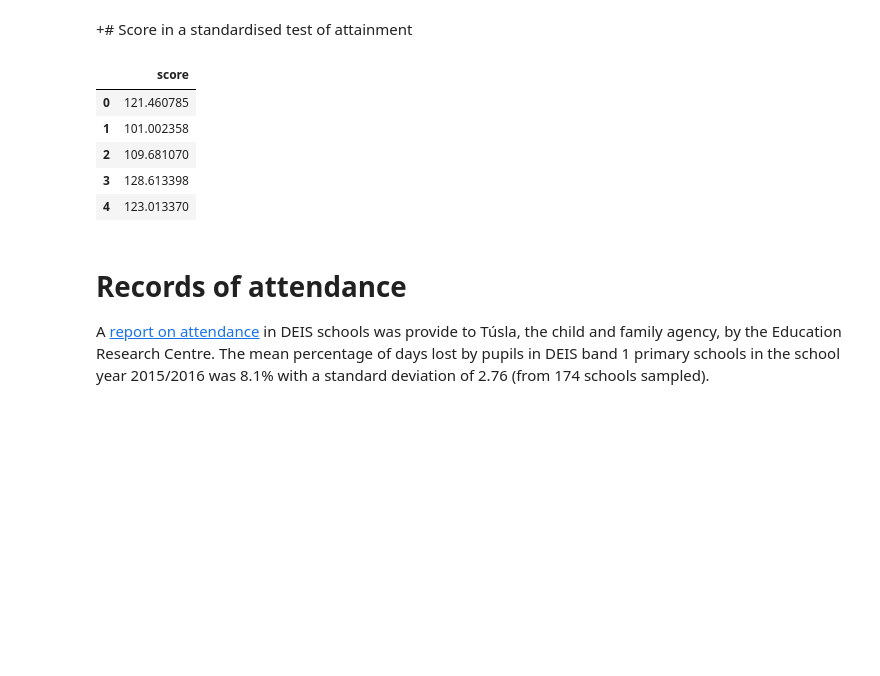
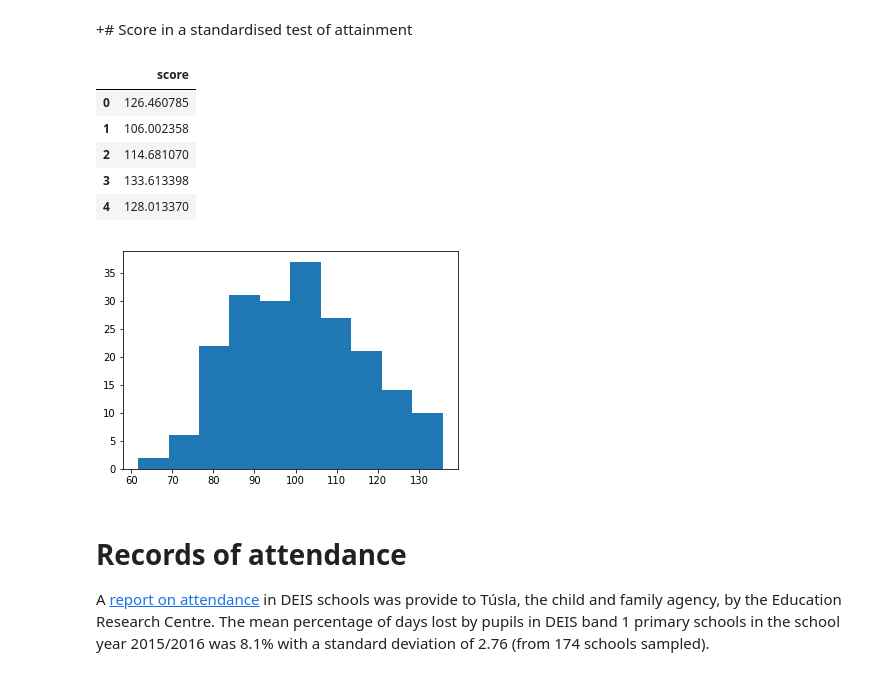
Before and after one commit to michealcannon/programming-project, a Jupyter notebook: Programming Project.ipynb, the cells around one changed output. Cells and saved outputs as stored; diff of their text form; code cells hidden in the pictures; blank space fills up the shorter version.

```diff
--- a/Programming Project.ipynb
+++ b/Programming Project.ipynb
@@ -3,23 +3,24 @@
 # %%
 import numpy as np # import numpy package as np
 import matplotlib.pyplot as plt # import pyplot package for plotting from matplotlib as plt
 import pandas as pd # import pandas package for data manipulation as pd
 # Set the seed so that the numbers can be reproduced.
 np.random.seed(0)
-mu, sigma = 95,15 # mean and standard deviation for a normal distribution
+mu, sigma = 100,15 # mean and standard deviation for a normal distribution
 s = np.random.normal(mu, sigma, 200) # # draw 200 samples from normal distribution with mean = 95, standard deviation = 15
 # assign to variable s
 df = pd.DataFrame(data=s, columns = ["score"]) # create one dimensional dataframe using data in s
 # with column heading "score"; assign to variable df
 plt.hist(s) # show histogram of s
 df.head() # prinf girst 5 values of df
 # %% [output]
 |  | score |
-| 0 | 121.460785 |
-| 1 | 101.002358 |
-| 2 | 109.681070 |
-| 3 | 128.613398 |
-| 4 | 123.013370 |
+| 0 | 126.460785 |
+| 1 | 106.002358 |
+| 2 | 114.681070 |
+| 3 | 133.613398 |
+| 4 | 128.013370 |
+[figure, added]
 # %% [markdown]
 # Records of attendance
 
```
Also changed, not shown: parts of 5 cells of this notebook.
